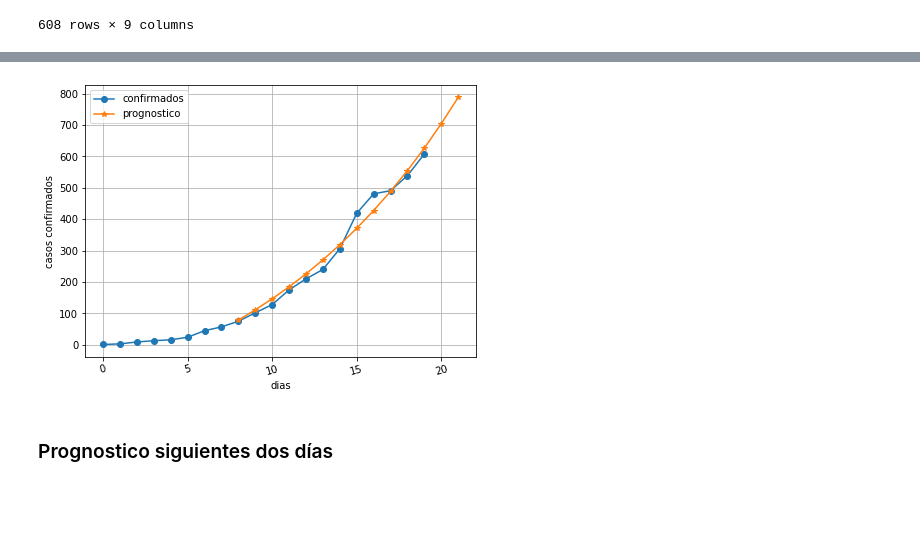
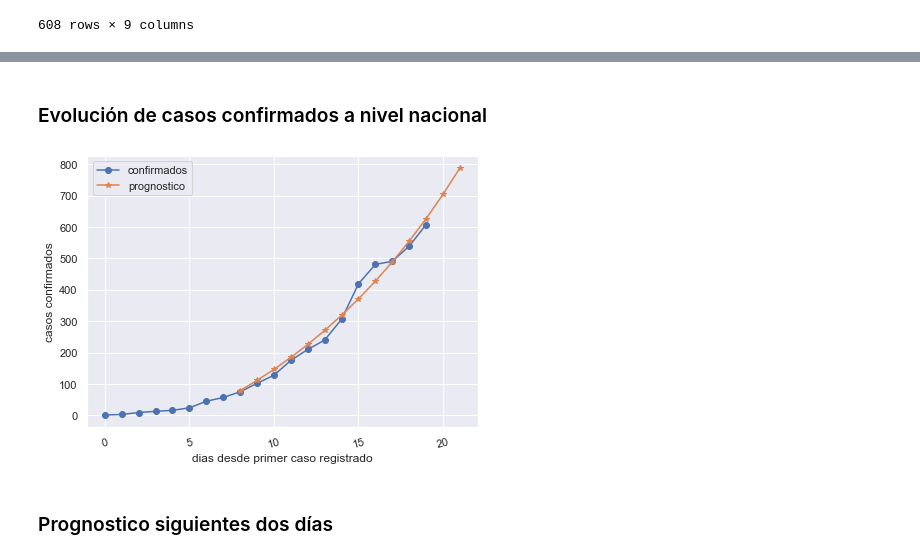
Before and after one commit to cesarliz10/covid_colombia, a Jupyter notebook: Analisis casos identificados covid-19 Colombia.ipynb, the cells around one changed output, grey strips where cells are left out. Saved outputs shown, nothing was run; the diff lists cells and outputs as text; code cells hidden in the pictures; blank space fills up the shorter version.

```diff
--- a/Analisis casos identificados covid-19 Colombia.ipynb
+++ b/Analisis casos identificados covid-19 Colombia.ipynb
@@ -43,0 +58,11 @@ df['date'] = pd.to_datetime(df['date'],dayfirst=True)
+# %%
+plt.figure(figsize=(10,6))
+ss = df_state.groupby(['state']).cum_sum.max().reset_index()
+sns.barplot(x='state',y='cum_sum',data=ss)
+for i in ss.index:
+    plt.gca().text(i , ss.loc[i,'cum_sum'] +1, str(int(ss.loc[i,'cum_sum'])),
+            ha='center', va='bottom')
+plt.title("Casos confirmados por departamento a la fecha:")
+plt.ylabel('casos confirmados')
+plt.xticks(rotation=90)
+#plt.gca().set_yscale('log')
@@ -43,0 +74,14 @@ df['date'] = pd.to_datetime(df['date'],dayfirst=True)
+# %%
+plt.figure(figsize=(10,6))
+sns.set()
+sns.lineplot(x="date", y="cum_sum",
+             hue="state",
+             data=df_state[df_state.cum_sum>10])
+box = plt.gca().get_position()
+plt.gca().set_position([box.x0, box.y0, box.width * 0.8, box.height])
+plt.gca().legend(loc='center left', bbox_to_anchor=(1, 0.5))
+plt.xticks(rotation=15)
+plt.xlabel('fecha')
+plt.ylabel('casos confirmados')
+plt.title('Evolución en regiones con casos confirmados > 10')
+plt.show()
@@ -44,17 +90,19 @@ df['date'] = pd.to_datetime(df['date'],dayfirst=True)
+# %% [markdown]
+###  Evolución de casos confirmados a nivel nacional
 # %%
 df_daily = ( df.groupby(['date'])
             .apply(len)
             .reset_index()
             .rename(columns={0:'new_daily'})
            )
-df_daily['total'] = pd.Series([df_daily['new_daily'].iloc[:i+1].sum() for i in df_daily.index])
+df_daily['cum_sum'] = pd.Series([df_daily['new_daily'].iloc[:i+1].sum() for i in df_daily.index])
 # %%
 def exp_func(x, a, b, c):
     return a*np.exp(-b*x)+c
 
-mask = df_daily.total >= 40
+mask = df_daily.cum_sum >= 40
 x=df_daily[mask].index
-y=df_daily[mask].total
+y=df_daily[mask].cum_sum
 
 popt, pcov = curve_fit(exp_func, x, y, p0=(1, 1e-6, 1))
 
@@ -62,16 +110,16 @@ xx=np.array(x) + 2
 yy =exp_func(xx, *popt)
 # %%
 plt.figure(figsize=(7,5))
-plt.plot(df_daily.index, df_daily.total, 'o-',label='confirmados')
+plt.plot(df_daily.index, df_daily.cum_sum, 'o-',label='confirmados')
 plt.plot(xx, yy, '*-',label='prognostico')
 plt.xticks(rotation=15)
-plt.xlabel('dias')
+plt.xlabel('dias desde primer caso registrado')
 plt.ylabel('casos confirmados')
 plt.grid(True)
 plt.legend()
 plt.show()
 # %% [output]
-[figure, old version]
+[figure, new version]
 # %% [markdown]
 ### Prognostico siguientes dos días
 # %%
```
Also changed, not shown: parts of 8 cells of this notebook, 1 other file.
